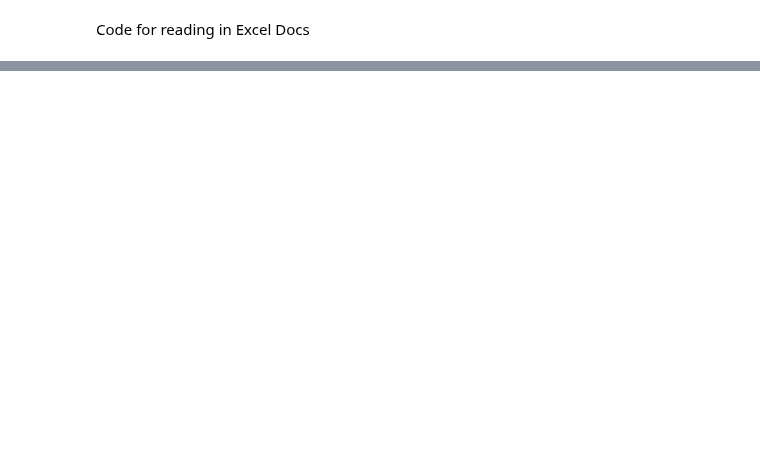
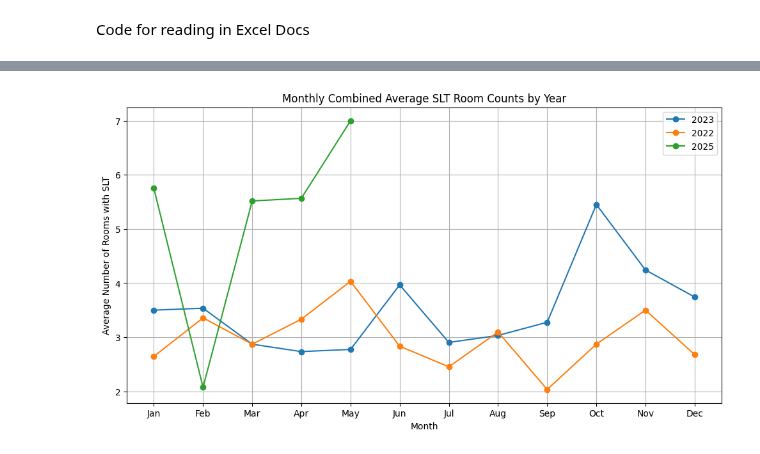
Before and after one commit to KeaganChasenski/PDF_EXCEL_reading_Daysheet, a Jupyter notebook: Skukuzas.ipynb, the cells around one changed output, grey strips where cells are left out. Drawn from its saved outputs; the diff is of its cells as text; code cells hidden in the pictures; blank space fills up the shorter version.

```diff
--- a/Skukuzas.ipynb
+++ b/Skukuzas.ipynb
@@ -503,0 +382,39 @@ Error: Excel file not found at your_excel_file.xlsx
+# %%
+# --- Plot Yearly Combined Average SLT Counts by Month (Overlayed) ---
+
+# Aggregate combined monthly averages by year (same as before)
+yearly_monthly_combined_averages = {}
+
+for month_year_key, averages in monthly_average_counts.items():
+    year, month = map(int, month_year_key.split('-'))
+    combined_avg = averages['average_arrivals'] + averages['average_departures']
+
+    if year not in yearly_monthly_combined_averages:
+        yearly_monthly_combined_averages[year] = {}
+
+    yearly_monthly_combined_averages[year][month] = combined_avg
+
+# Create a single plot
+plt.figure(figsize=(12, 6))
+
+# Plot data for each year on the same figure
+for year, monthly_data in yearly_monthly_combined_averages.items():
+    # Sort months and extract combined averages
+    sorted_months = sorted(monthly_data.keys())
+    combined_averages = [monthly_data[month] for month in sorted_months]
+
+    # Plot the data for the current year
+    plt.plot(sorted_months, combined_averages, marker='o', label=f'{year}')
+
+# Add labels and title
+plt.xlabel('Month')
+plt.ylabel('Average Number of Rooms with SLT')
+plt.title('Monthly Combined Average SLT Room Counts by Year')
+plt.xticks(range(1, 13), [calendar.month_abbr[i] for i in range(1, 13)]) # Set x-axis ticks to month abbreviations
+plt.legend()
+plt.grid(True) # Add a grid for better readability
+
+# Show the single plot
+plt.show()
+# %% [output]
+[figure, added]
```
Also changed, not shown: parts of 17 cells of this notebook.
